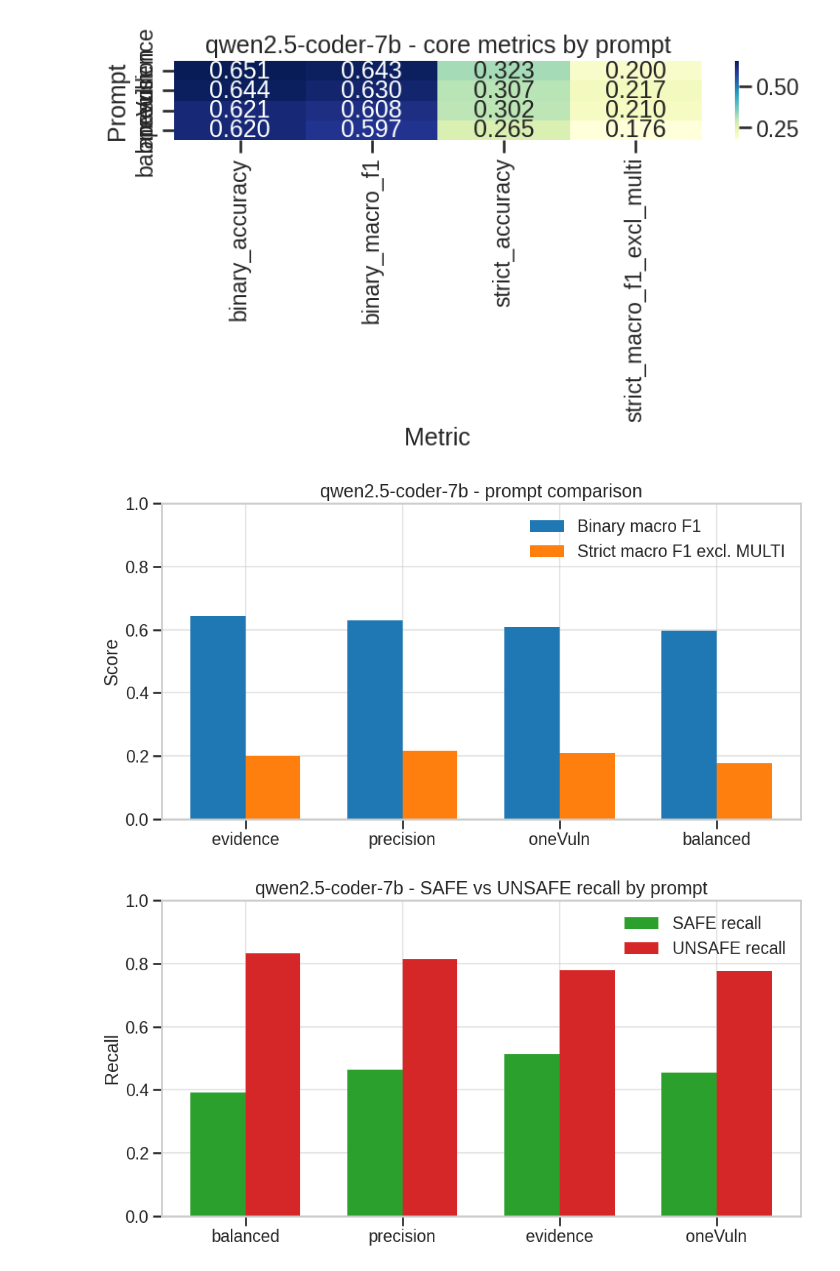
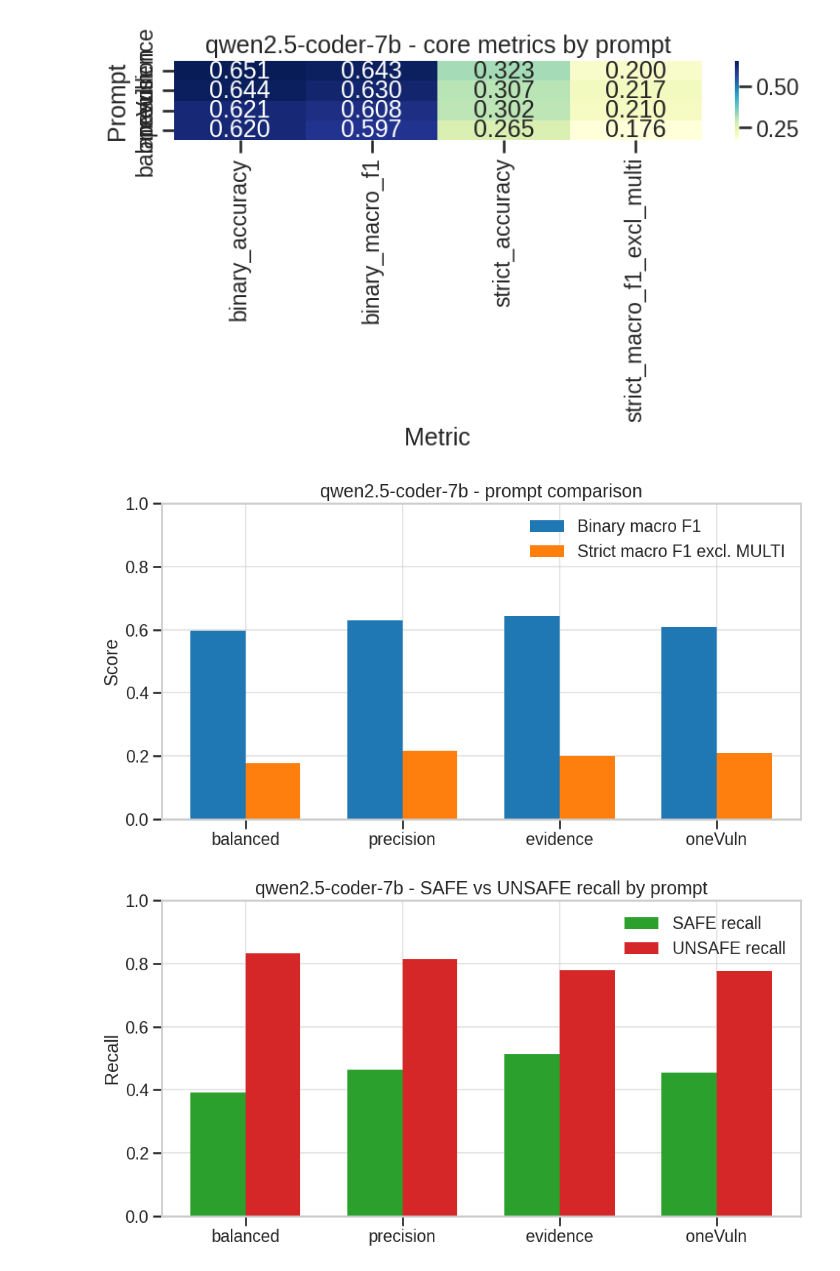
Before and after one commit to Wyrup/Bachelor_work, a Jupyter notebook: Code/qwen_coder_graphs.ipynb, the cells around one changed output. Saved outputs shown, nothing was run; the diff lists cells and outputs as text; code cells hidden in the pictures.

```diff
--- a/Code/qwen_coder_graphs.ipynb
+++ b/Code/qwen_coder_graphs.ipynb
@@ -123,25 +123,24 @@ plt.show()
 # %% [output]
 [figure]
 # %%
-plot_df = summary_df.sort_values("binary_macro_f1", ascending=False)
-
+plot_df = summary_df.set_index("prompt").loc[PROMPTS].reset_index()
 x = np.arange(len(plot_df))
 w = 0.35
 
 fig, ax = plt.subplots(figsize=(10, 5.5))
 ax.bar(x - w/2, plot_df["binary_macro_f1"], width=w, label="Binary macro F1", color="#1f77b4")
 ax.bar(x + w/2, plot_df["strict_macro_f1_excl_multi"], width=w, label="Strict macro F1 excl. MULTI", color="#ff7f0e")
 
 ax.set_xticks(x)
 ax.set_xticklabels(plot_df["prompt"])
 ax.set_ylim(0, 1)
 ax.set_ylabel("Score")
 ax.set_title(f"{MODEL_NAME} - prompt comparison")
 ax.legend()
 
 plt.tight_layout()
 plt.savefig("../Graphs/qwen2.5-coder:7b/prompt_comparison", dpi=300, bbox_inches="tight")
 plt.show()
 # %% [output]
-[figure, old version]
+[figure, new version]
 # %%
```
Also changed, not shown: parts of 2 cells of this notebook, 3 other files.
